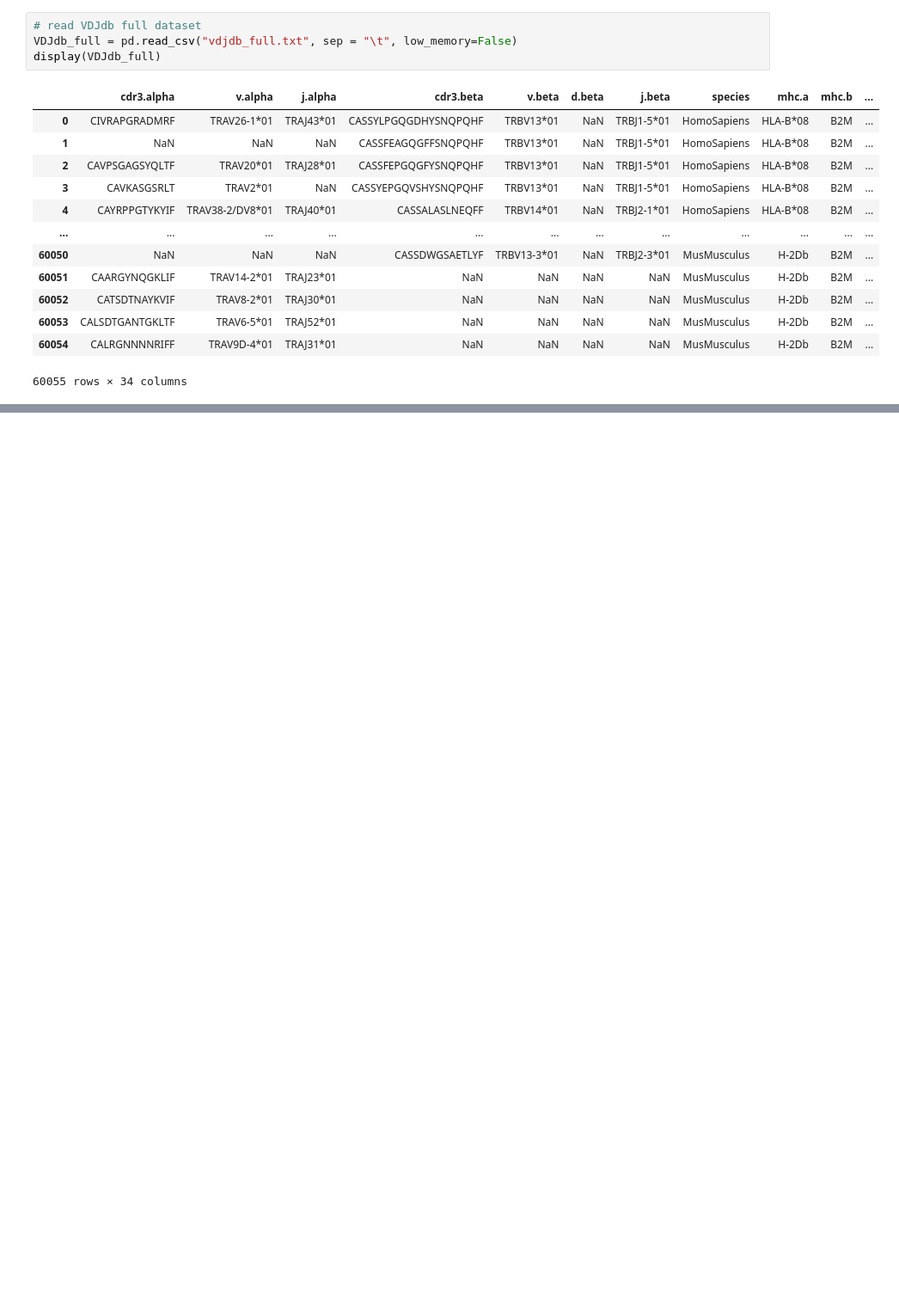
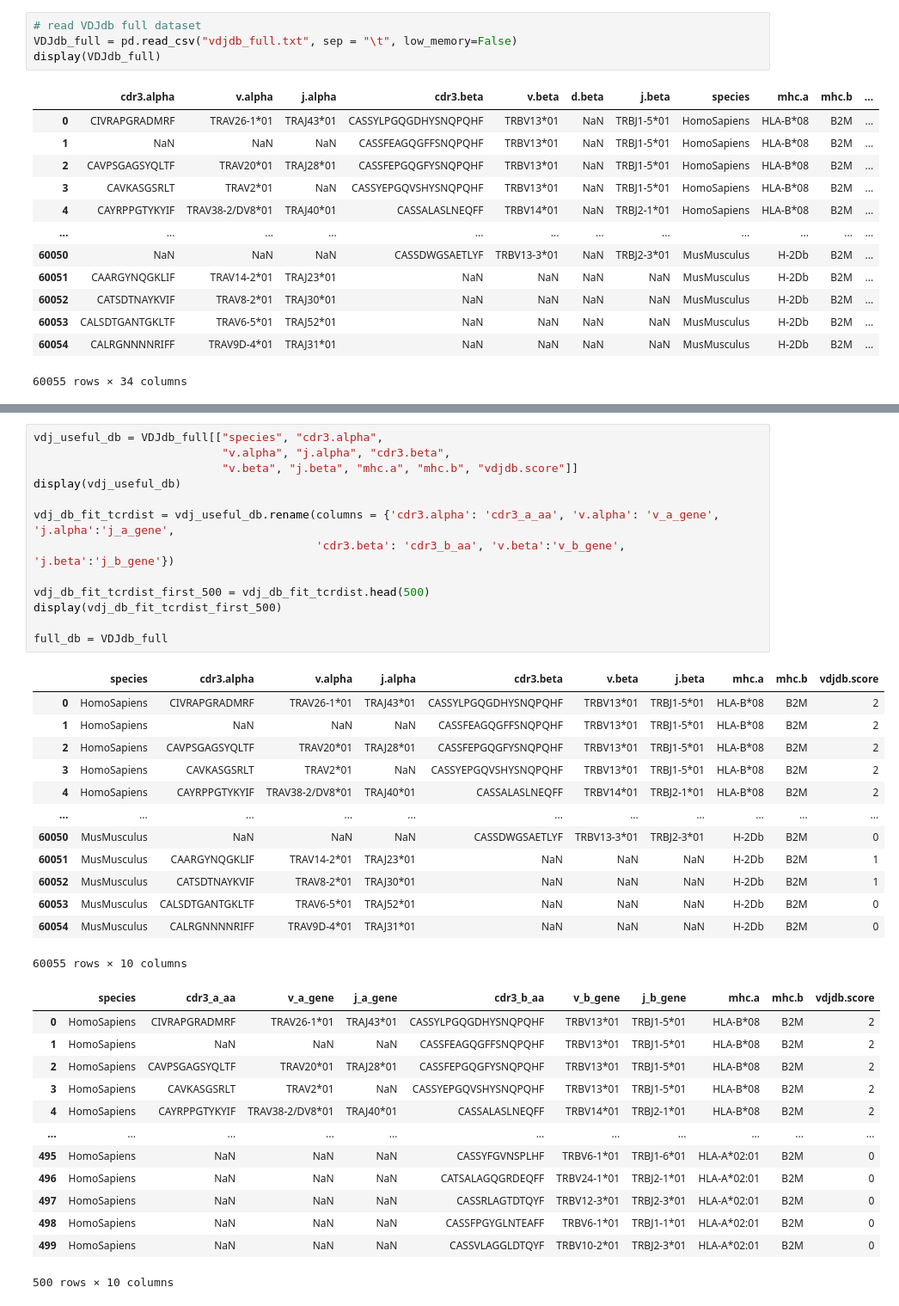
Before and after one commit to ZarckYa/Mini-Project, a Jupyter notebook: Data Analysis/Dataset Analyse.ipynb, the cells around one changed output, grey strips where cells are left out. Shown at 86% size. Drawn from its saved outputs; the diff is of its cells as text; blank space fills up the shorter version.

Commit message:
2nd Change with TCRdist to get distance matrix

```diff
--- a/Data Analysis/Dataset Analyse.ipynb
+++ b/Data Analysis/Dataset Analyse.ipynb
@@ -74,0 +63,40 @@ display(VDJdb_full)
+# %%
+vdj_useful_db = VDJdb_full[["species", "cdr3.alpha",
+                            "v.alpha", "j.alpha", "cdr3.beta",
+                            "v.beta", "j.beta", "mhc.a", "mhc.b", "vdjdb.score"]]
+display(vdj_useful_db)
+
+vdj_db_fit_tcrdist = vdj_useful_db.rename(columns = {'cdr3.alpha': 'cdr3_a_aa', 'v.alpha': 'v_a_gene', 'j.alpha':'j_a_gene',
+                                          'cdr3.beta': 'cdr3_b_aa', 'v.beta':'v_b_gene', 'j.beta':'j_b_gene'})
+
+vdj_db_fit_tcrdist_first_500 = vdj_db_fit_tcrdist.head(500)
+display(vdj_db_fit_tcrdist_first_500)
+
+full_db = VDJdb_full
+# %% [output]
+|  | species | cdr3.alpha | v.alpha | j.alpha | cdr3.beta | v.beta | j.beta | mhc.a | mhc.b | vdjdb.score |
+| 0 | HomoSapiens | CIVRAPGRADMRF | TRAV26-1*01 | TRAJ43*01 | CASSYLPGQGDHYSNQPQHF | TRBV13*01 | TRBJ1-5*01 | HLA-B*08 | B2M | 2 |
+| 1 | HomoSapiens | NaN | NaN | NaN | CASSFEAGQGFFSNQPQHF | TRBV13*01 | TRBJ1-5*01 | HLA-B*08 | B2M | 2 |
+| 2 | HomoSapiens | CAVPSGAGSYQLTF | TRAV20*01 | TRAJ28*01 | CASSFEPGQGFYSNQPQHF | TRBV13*01 | TRBJ1-5*01 | HLA-B*08 | B2M | 2 |
+| 3 | HomoSapiens | CAVKASGSRLT | TRAV2*01 | NaN | CASSYEPGQVSHYSNQPQHF | TRBV13*01 | TRBJ1-5*01 | HLA-B*08 | B2M | 2 |
+| 4 | HomoSapiens | CAYRPPGTYKYIF | TRAV38-2/DV8*01 | TRAJ40*01 | CASSALASLNEQFF | TRBV14*01 | TRBJ2-1*01 | HLA-B*08 | B2M | 2 |
+| ... | ... | ... | ... | ... | ... | ... | ... | ... | ... | ... |
+| 60050 | MusMusculus | NaN | NaN | NaN | CASSDWGSAETLYF | TRBV13-3*01 | TRBJ2-3*01 | H-2Db | B2M | 0 |
+| 60051 | MusMusculus | CAARGYNQGKLIF | TRAV14-2*01 | TRAJ23*01 | NaN | NaN | NaN | H-2Db | B2M | 1 |
+| 60052 | MusMusculus | CATSDTNAYKVIF | TRAV8-2*01 | TRAJ30*01 | NaN | NaN | NaN | H-2Db | B2M | 1 |
+| 60053 | MusMusculus | CALSDTGANTGKLTF | TRAV6-5*01 | TRAJ52*01 | NaN | NaN | NaN | H-2Db | B2M | 0 |
+| 60054 | MusMusculus | CALRGNNNNRIFF | TRAV9D-4*01 | TRAJ31*01 | NaN | NaN | NaN | H-2Db | B2M | 0 |
+60055 rows × 10 columns
+|  | species | cdr3_a_aa | v_a_gene | j_a_gene | cdr3_b_aa | v_b_gene | j_b_gene | mhc.a | mhc.b | vdjdb.score |
+| 0 | HomoSapiens | CIVRAPGRADMRF | TRAV26-1*01 | TRAJ43*01 | CASSYLPGQGDHYSNQPQHF | TRBV13*01 | TRBJ1-5*01 | HLA-B*08 | B2M | 2 |
+| 1 | HomoSapiens | NaN | NaN | NaN | CASSFEAGQGFFSNQPQHF | TRBV13*01 | TRBJ1-5*01 | HLA-B*08 | B2M | 2 |
+| 2 | HomoSapiens | CAVPSGAGSYQLTF | TRAV20*01 | TRAJ28*01 | CASSFEPGQGFYSNQPQHF | TRBV13*01 | TRBJ1-5*01 | HLA-B*08 | B2M | 2 |
+| 3 | HomoSapiens | CAVKASGSRLT | TRAV2*01 | NaN | CASSYEPGQVSHYSNQPQHF | TRBV13*01 | TRBJ1-5*01 | HLA-B*08 | B2M | 2 |
+| 4 | HomoSapiens | CAYRPPGTYKYIF | TRAV38-2/DV8*01 | TRAJ40*01 | CASSALASLNEQFF | TRBV14*01 | TRBJ2-1*01 | HLA-B*08 | B2M | 2 |
+| ... | ... | ... | ... | ... | ... | ... | ... | ... | ... | ... |
+| 495 | HomoSapiens | NaN | NaN | NaN | CASSYFGVNSPLHF | TRBV6-1*01 | TRBJ1-6*01 | HLA-A*02:01 | B2M | 0 |
+| 496 | HomoSapiens | NaN | NaN | NaN | CATSALAGQGRDEQFF | TRBV24-1*01 | TRBJ2-1*01 | HLA-A*02:01 | B2M | 0 |
+| 497 | HomoSapiens | NaN | NaN | NaN | CASSRLAGTDTQYF | TRBV12-3*01 | TRBJ2-3*01 | HLA-A*02:01 | B2M | 0 |
+| 498 | HomoSapiens | NaN | NaN | NaN | CASSFPGYGLNTEAFF | TRBV6-1*01 | TRBJ1-1*01 | HLA-A*02:01 | B2M | 0 |
+| 499 | HomoSapiens | NaN | NaN | NaN | CASSVLAGGLDTQYF | TRBV10-2*01 | TRBJ2-3*01 | HLA-A*02:01 | B2M | 0 |
+500 rows × 10 columns
```
Also changed, not shown: parts of 15 cells of this notebook.
